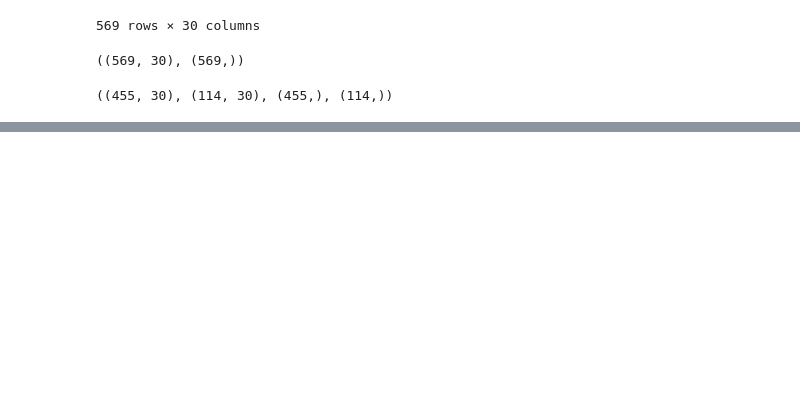
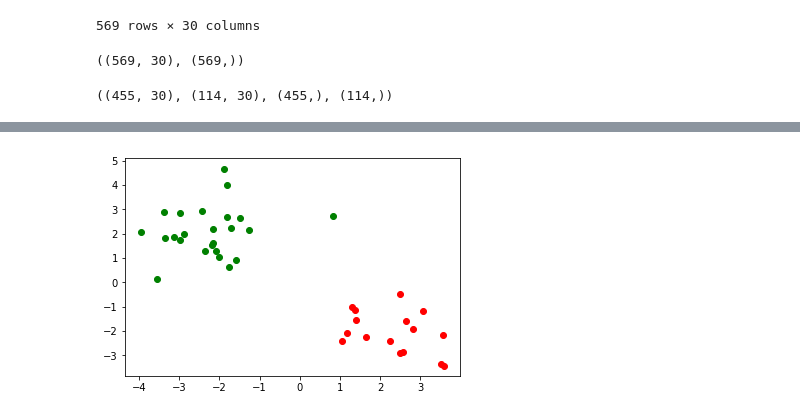
Before and after one commit to habroptilus/ml-tools, a Jupyter notebook: experiment/linear_svm_subgrad.ipynb, the cells around one changed output, grey strips where cells are left out. Saved outputs shown, nothing was run; the diff lists cells and outputs as text; code cells hidden in the pictures; blank space fills up the shorter version.

```diff
--- a/experiment/linear_svm_subgrad.ipynb
+++ b/experiment/linear_svm_subgrad.ipynb
@@ -60,0 +89,3 @@ print(f"{acc*100:.2f} %")
+# %%
+model=LinearSubgradSVM(lam=0.01, lr=0.00001, max_iter=100000, epsilon=0.00001)
+model.fit(X_train,y_train)
@@ -68,0 +120,6 @@ print(f"{acc*100:.2f} %")
+# %%
+pred=model.predict(X_test)
+pred[pred==-1]=0
+plotter.plot(X_test,pred)
+# %% [output]
+[figure, added]
```
Also changed, not shown: parts of 9 cells of this notebook, 1 other file.
